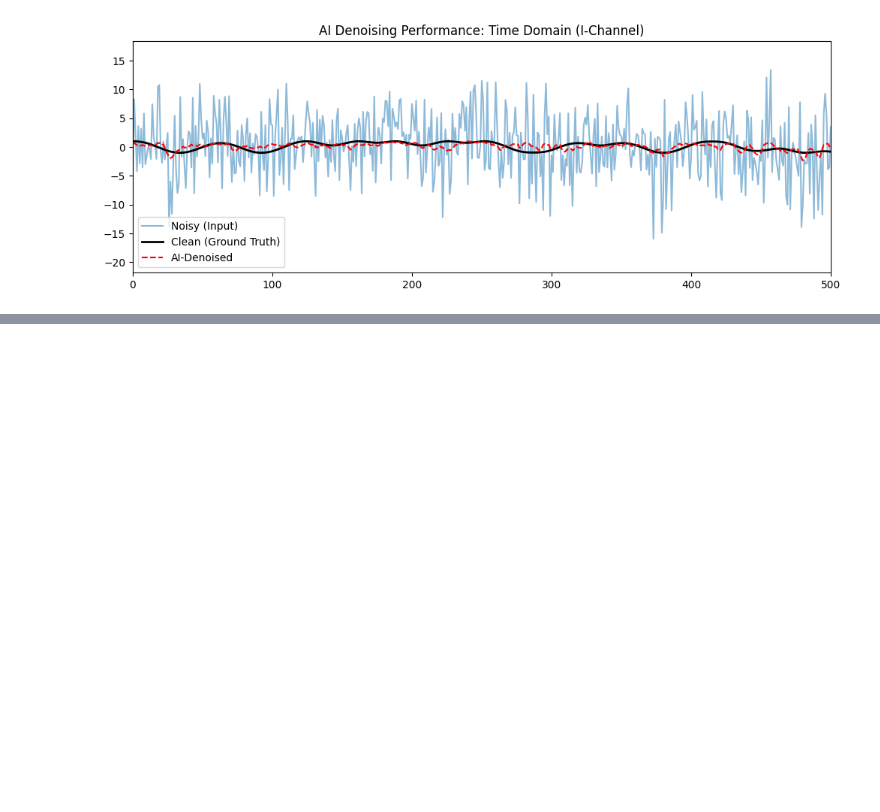
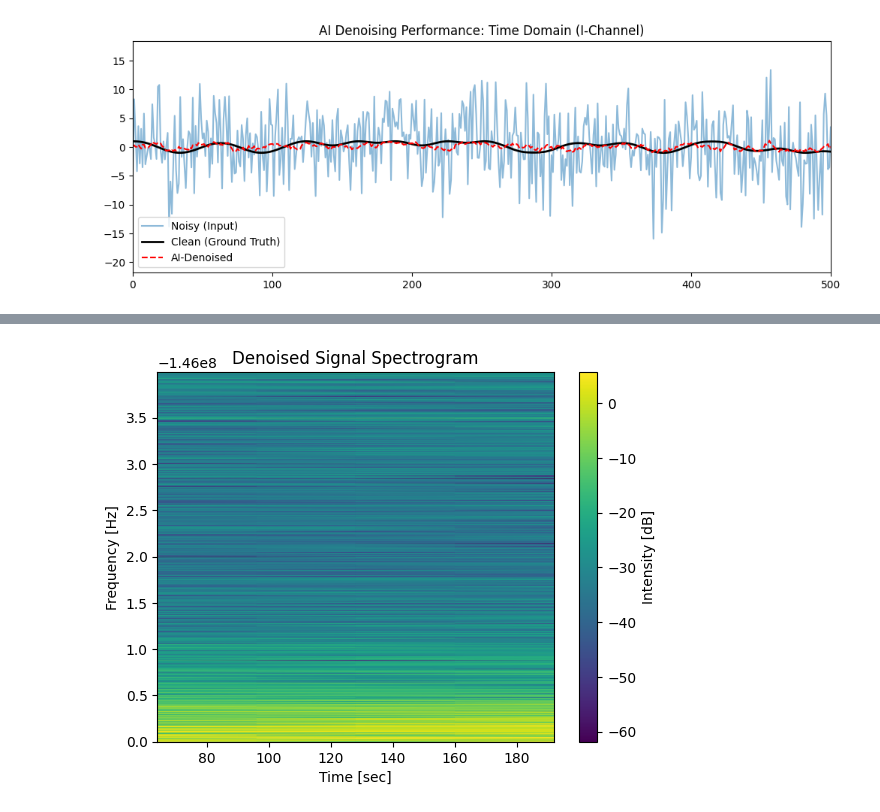
Before and after one commit to prayer-position/Cubesat-Radioastronomie, a Jupyter notebook: notebooks/Neural_Network_Denoising.ipynb, the cells around one changed output, grey strips where cells are left out. Saved outputs shown, nothing was run; the diff lists cells and outputs as text; code cells hidden in the pictures; blank space fills up the shorter version.

```diff
--- a/notebooks/Neural_Network_Denoising.ipynb
+++ b/notebooks/Neural_Network_Denoising.ipynb
@@ -163,3 +199,8 @@ plt.show()
+# %%
+# Plot spectrogram for denoised signal
+plot_spectrogram(denoised_iq, L, fc, title="Denoised Signal Spectrogram")
+# %% [output]
+[figure, added]
 # %%
 i_noisy = noisy_input[sample_idx, 0, :].numpy()
 q_noisy = noisy_input[sample_idx, 1, :].numpy()
```
Also changed, not shown: parts of 7 cells of this notebook, 1 other file.
